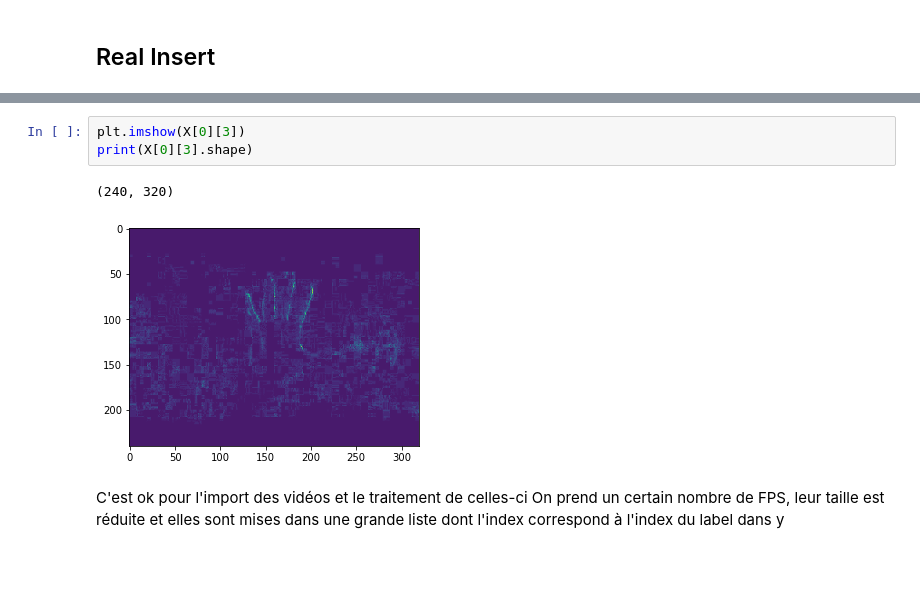
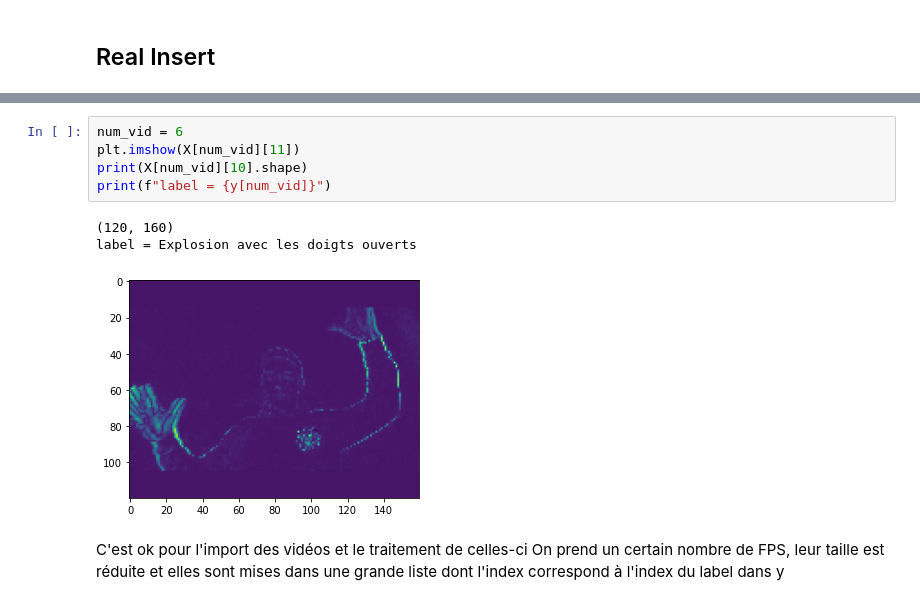
Before and after one commit to KurukW/AI_Project1, a Jupyter notebook: model.ipynb, the cells around one changed output, grey strips where cells are left out. Drawn from its saved outputs; the diff is of its cells as text; blank space fills up the shorter version.

```diff
--- a/model.ipynb
+++ b/model.ipynb
@@ -252,9 +245,12 @@ Il y a 99 vidéos et 99 labels
-# %%
-plt.imshow(X[0][3])
-print(X[0][3].shape)
-# %% [output]
-(240, 320)
-[figure, removed]
+# %%
+num_vid = 6
+plt.imshow(X[num_vid][11])
+print(X[num_vid][10].shape)
+print(f"label = {y[num_vid]}")
+# %% [output]
+(120, 160)
+label = Explosion avec les doigts ouverts
+[figure, added]
 # %% [markdown]
 C'est ok pour l'import des vidéos et le traitement de celles-ci
 On prend un certain nombre de FPS, leur taille est réduite et elles sont mises dans une grande liste
```
Also changed, not shown: parts of 30 cells of this notebook, 5 other files.
